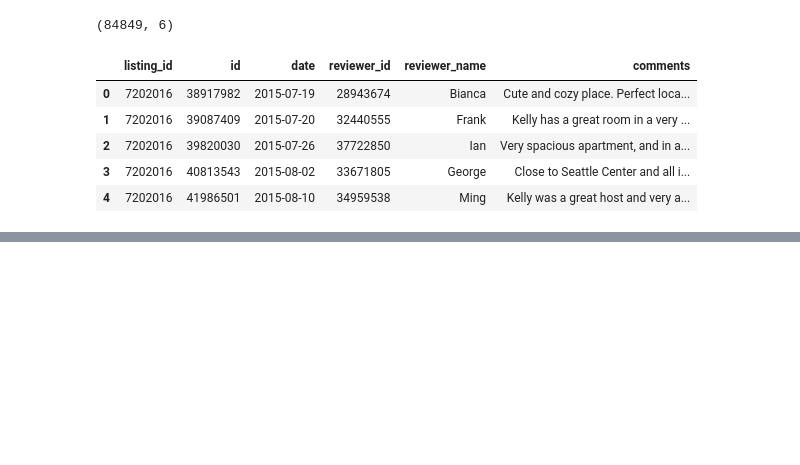
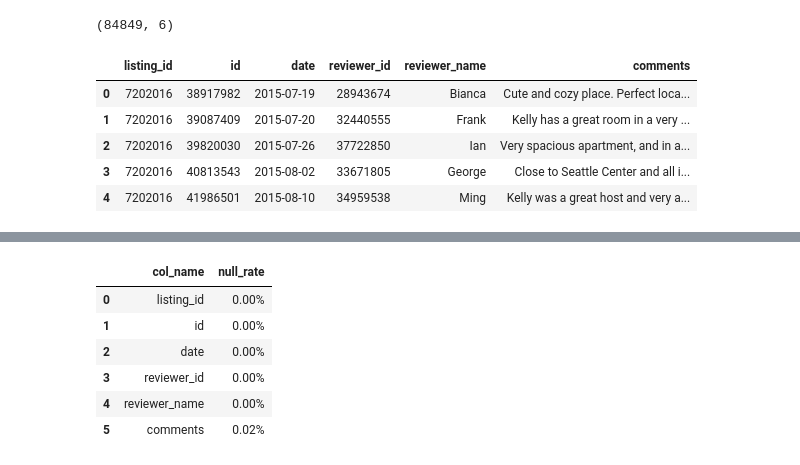
Before and after one commit to Simonabubito/Shen_SEA_ABNB, a Jupyter notebook: shen-abnb-project.ipynb, the cells around one changed output, grey strips where cells are left out. Drawn from its saved outputs; the diff is of its cells as text; code cells hidden in the pictures; blank space fills up the shorter version.

```diff
--- a/shen-abnb-project.ipynb
+++ b/shen-abnb-project.ipynb
@@ -58,0 +104,10 @@ reviews.head()
+# %%
+display_nullrate(reviews)
+# %% [output]
+|  | col_name | null_rate |
+| 0 | listing_id | 0.00% |
+| 1 | id | 0.00% |
+| 2 | date | 0.00% |
+| 3 | reviewer_id | 0.00% |
+| 4 | reviewer_name | 0.00% |
+| 5 | comments | 0.02% |
```
Also changed, not shown: parts of 5 cells of this notebook.
